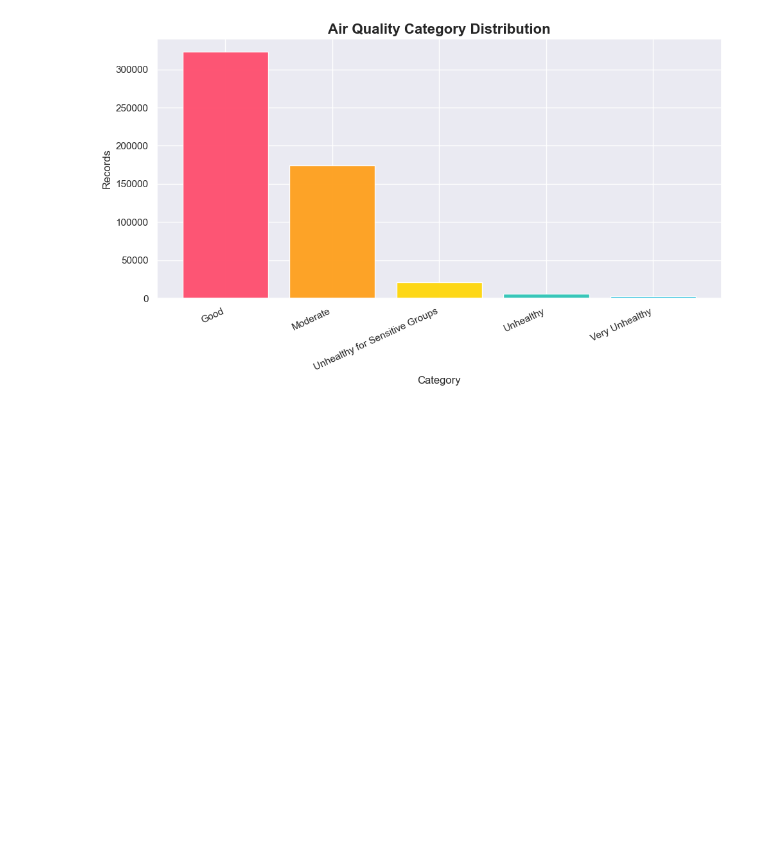
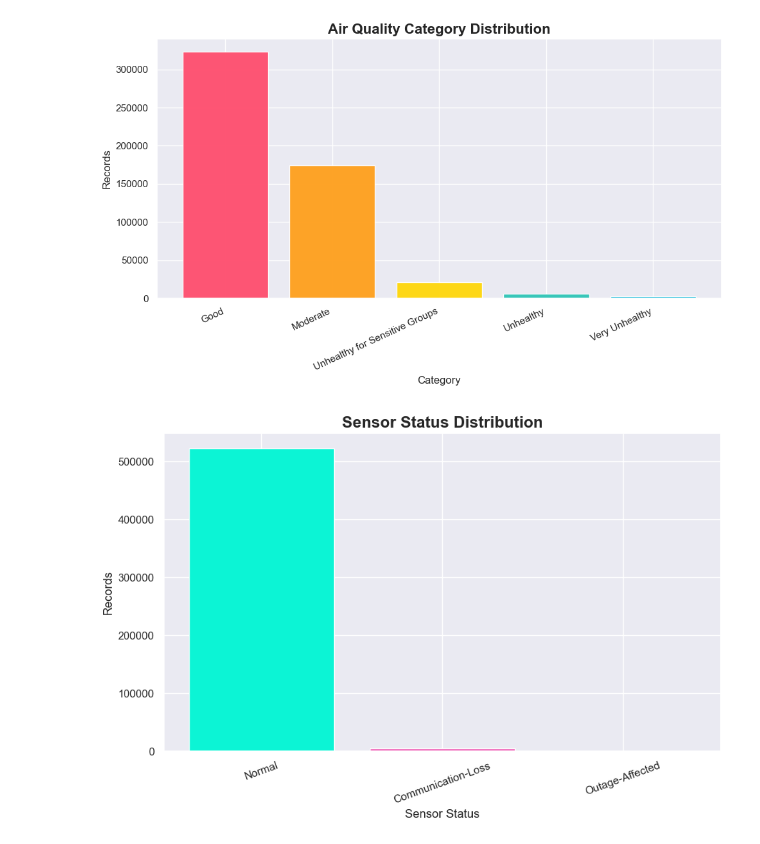
Before and after one commit to geershatisaxena/AQI-Data-Analysis, a Jupyter notebook: air quality.ipynb, the cells around one changed output. Drawn from its saved outputs; the diff is of its cells as text; code cells hidden in the pictures; blank space fills up the shorter version.

```diff
--- a/air quality.ipynb
+++ b/air quality.ipynb
@@ -843,3 +843,44 @@ plt.xticks(rotation=25, ha="right")
 plt.tight_layout()
 # %% [output]
 [figure]
+# %%
+
+sensor_counts = df["sensor_status"].value_counts()
+
+colors = [
+    "#00F5D4",  # Aqua
+    "#F15BB5",  # Hot Pink
+    "#FEE440",  # Bright Yellow
+    "#00BBF9",  # Sky Blue
+    "#9B5DE5",  # Violet
+    "#F8961E"   # Orange
+]
+
+# Repeat colors automatically if needed
+colors = (
+    colors * ((len(sensor_counts) // len(colors)) + 1)
+)[:len(sensor_counts)]
+
+plt.figure(figsize=(9, 6))
+
+plt.bar(
+    sensor_counts.index,
+    sensor_counts.values,
+    color=colors,
+    alpha=0.95
+)
+
+plt.title(
+    "Sensor Status Distribution",
+    fontsize=16,
+    fontweight="bold"
+)
+
+plt.xlabel("Sensor Status")
+plt.ylabel("Records")
+
+plt.xticks(rotation=20)
+
+plt.tight_layout()
+# %% [output]
+[figure, added]
```
Also changed, not shown: parts of 1 cell of this notebook.
